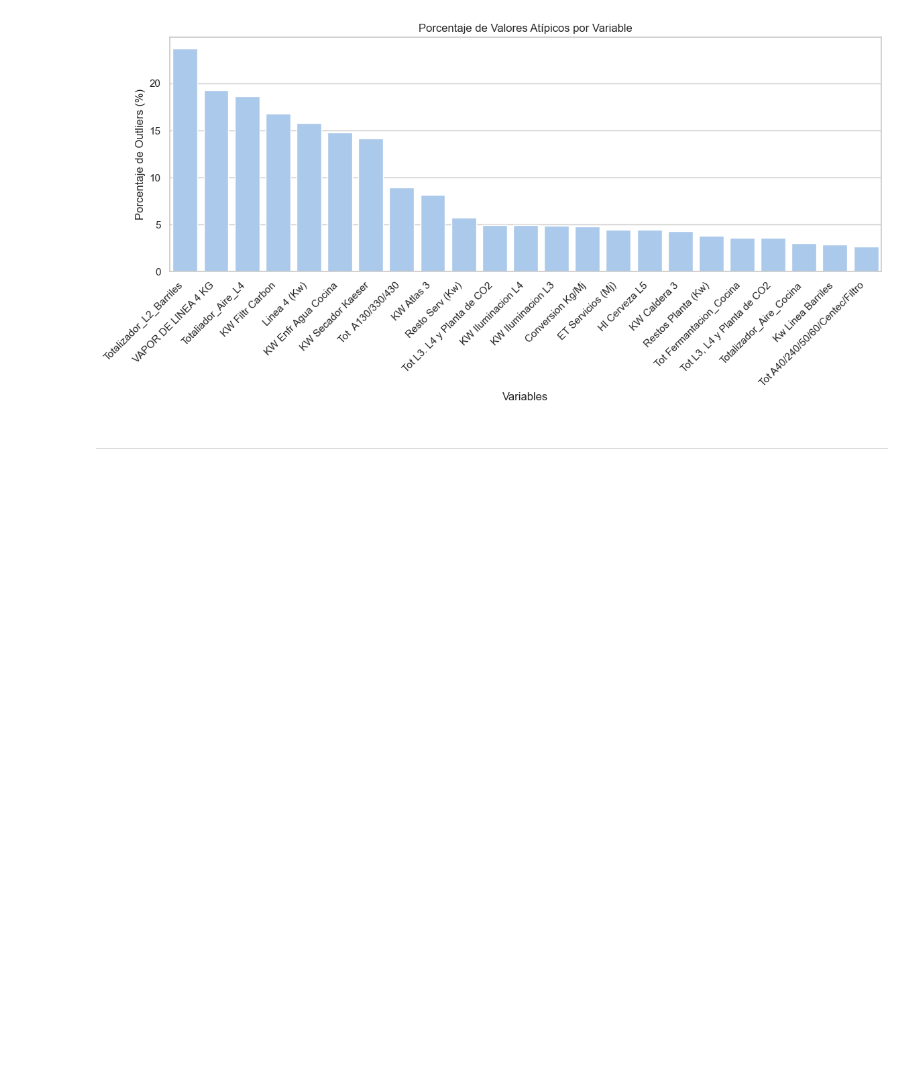
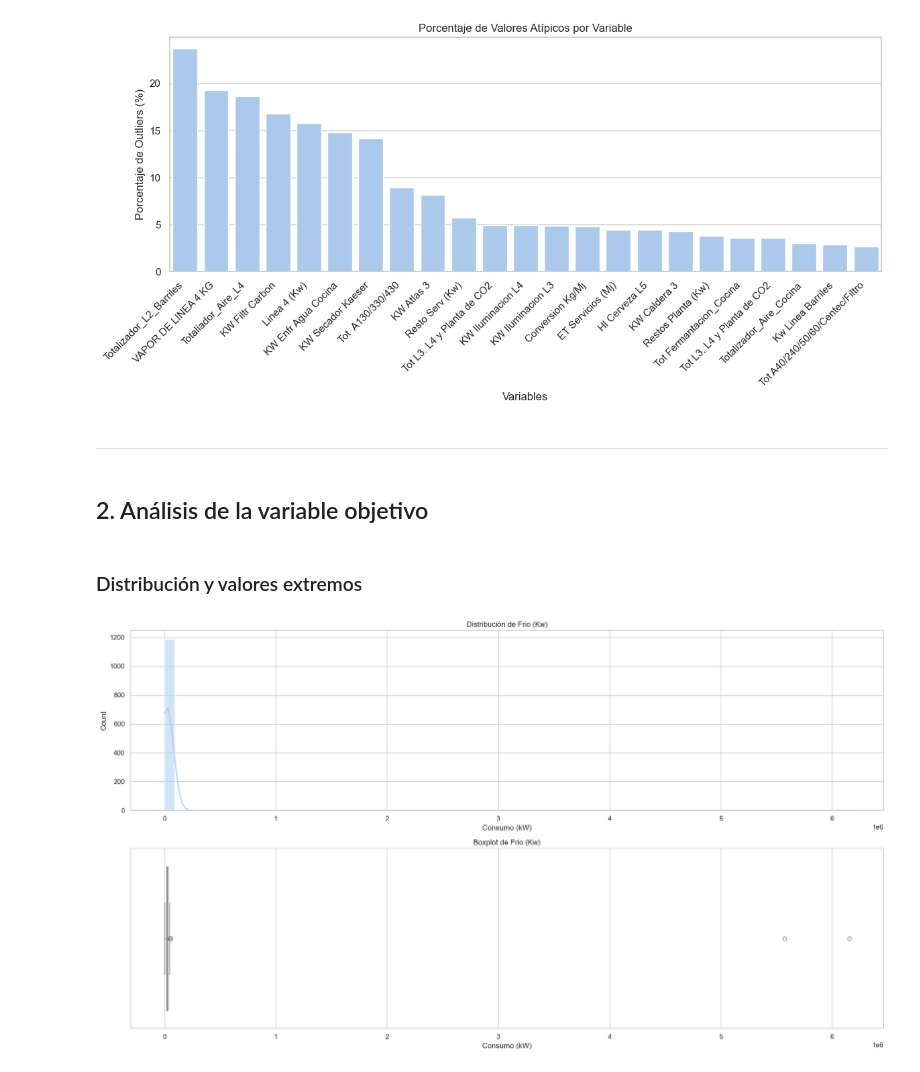
Before and after one commit to VexxAl/lab-datos-TPF, a Jupyter notebook: notebooks/eda.ipynb, the cells around one changed output. Drawn from its saved outputs; the diff is of its cells as text; code cells hidden in the pictures; blank space fills up the shorter version.

Commit message:
feat(eda): Análisis de la variable objetivo.

```diff
--- a/notebooks/eda.ipynb
+++ b/notebooks/eda.ipynb
@@ -114,13 +115,19 @@ hojas_a_procesar = [
 OUTPUT_FILE = PROCESSED_DIR / 'dataset_v01.csv'
 
 # --- Ejecutar la Ingesta ---
-# Llamamos a la función orquestadora
-df_final = create_dataset_from_xlsx(
-    sheet_names=hojas_a_procesar,
-    excel_files=excel_files_list,
-    data_raw_dir=RAW_DIR,
-    output_csv_path=OUTPUT_FILE
-)
+import pandas as pd
+try:
+    df_final = pd.read_csv(OUTPUT_FILE, parse_dates=['Fecha'], index_col='Fecha')
+    logging.info(f"Archivo procesado ya existe en {OUTPUT_FILE}. Cargando archivo existente.")
+except FileNotFoundError:
+    logging.info(f"Archivo procesado no encontrado. Iniciando creación del dataset desde archivos Excel.")
+    # Llamamos a la función orquestadora
+    df_final = create_dataset_from_xlsx(
+        sheet_names=hojas_a_procesar,
+        excel_files=excel_files_list,
+        data_raw_dir=RAW_DIR,
+        output_csv_path=OUTPUT_FILE
+    )
 # %% [output]
 2025-11-06 14:59:48,550 - --- Iniciando procesamiento para Hoja: 'Consolidado EE' ---
 2025-11-06 14:59:48,552 - Leyendo: TotalizadoresPlantaCerveza2020_2021.xlsx...
@@ -302,3 +309,28 @@ plt.show()
 [figure]
 # %% [markdown]
 ---
+# %% [markdown]
+## 2. Análisis de la variable objetivo
+# %%
+TARGET_COL = "Frio (Kw)"
+# %% [markdown]
+### Distribución y valores extremos
+# %%
+# --- Análisis de Distribución  ---
+
+fig, axes = plt.subplots(2, 1, figsize=(18, 10))
+
+# Histograma (para ver la forma de la distribución)
+sns.histplot(x=df_final[TARGET_COL].dropna(), kde=True, ax=axes[0])
+axes[0].set_title(f'Distribución de {TARGET_COL}')
+axes[0].set_xlabel('Consumo (kW)')
+
+# Boxplot (para ver outliers)
+sns.boxplot(x=df_final[TARGET_COL].dropna(), ax=axes[1])
+axes[1].set_title(f'Boxplot de {TARGET_COL}')
+axes[1].set_xlabel('Consumo (kW)')
+
+plt.tight_layout()
+plt.show()
+# %% [output]
+[figure, added]
```
Also changed, not shown: parts of 17 cells of this notebook.
